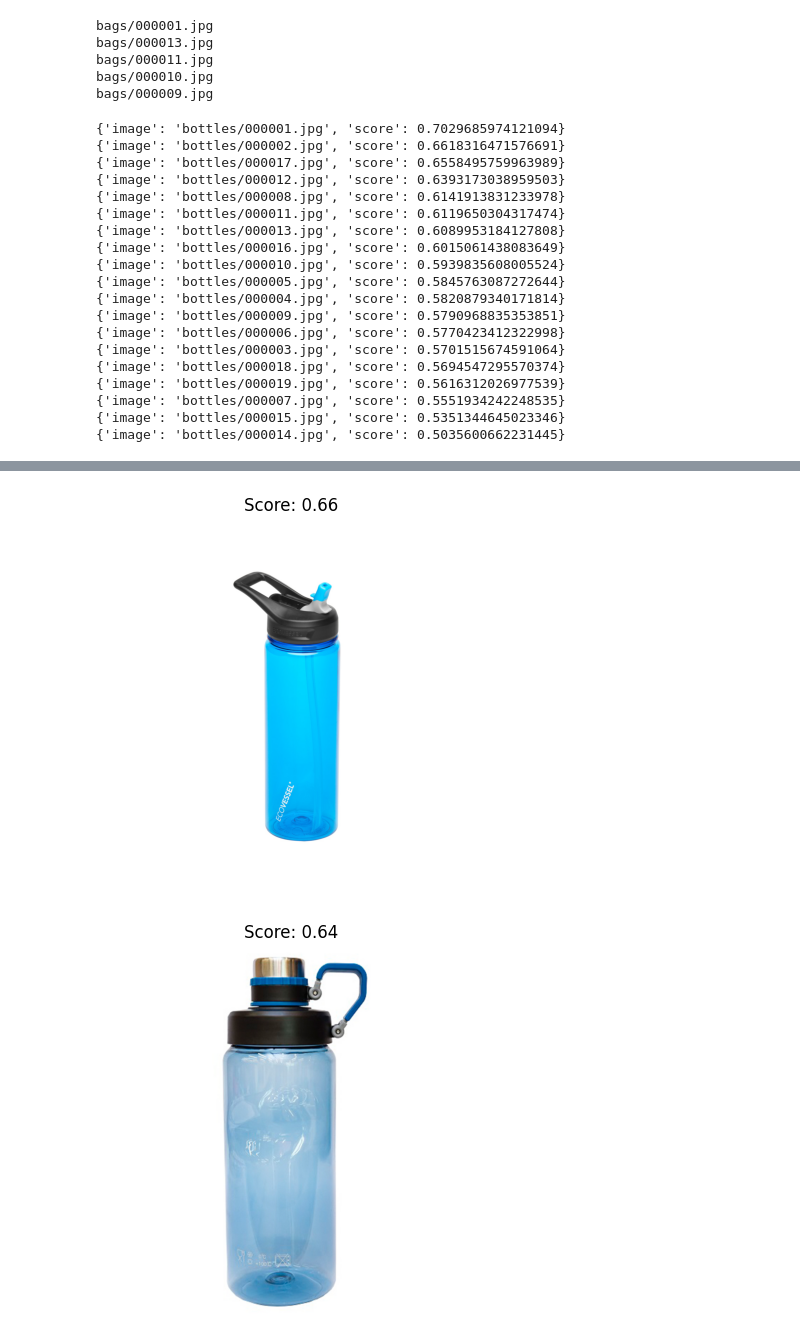
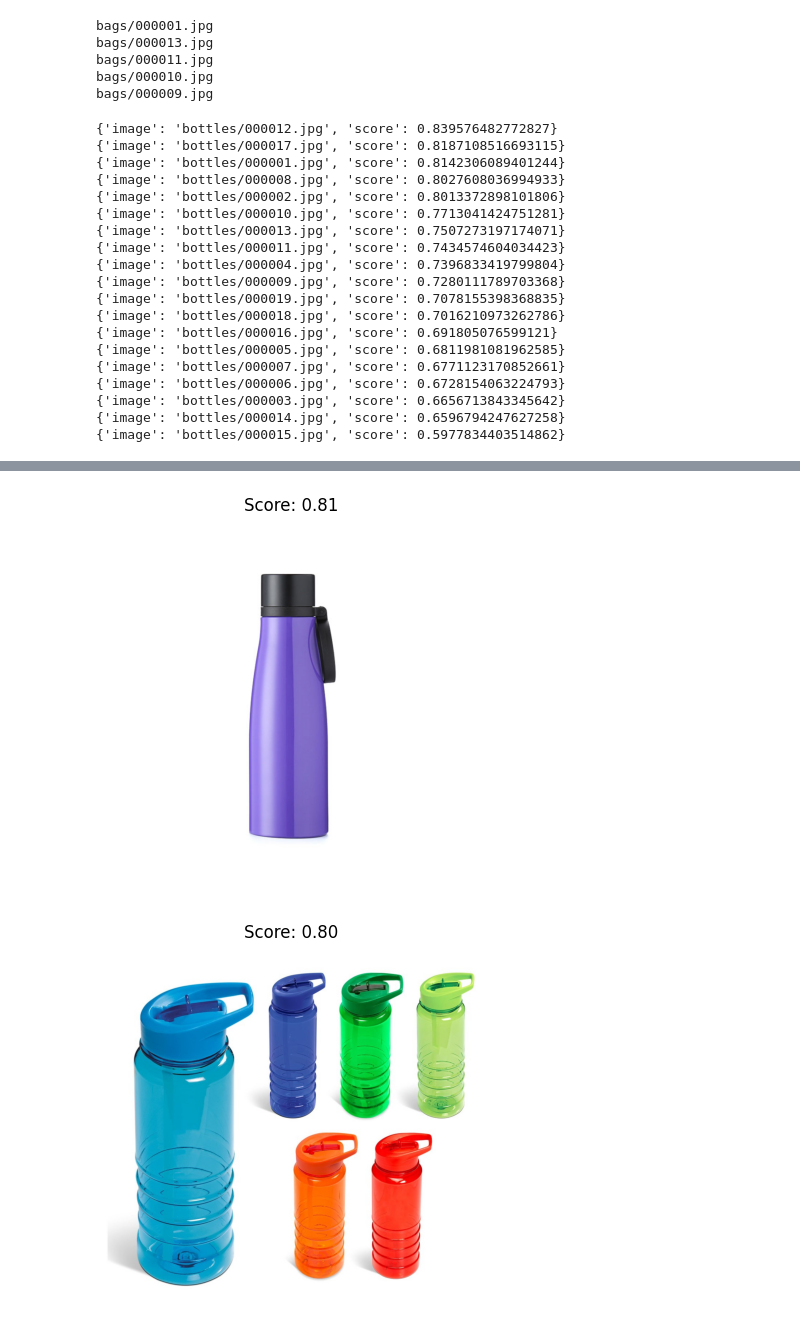
Before and after one commit to snbhoomika/AIMOR, a Jupyter notebook: ml/notebooks/basic_steps.ipynb, the cells around one changed output, grey strips where cells are left out. Saved outputs shown, nothing was run; the diff lists cells and outputs as text; code cells hidden in the pictures.

```diff
--- a/ml/notebooks/basic_steps.ipynb
+++ b/ml/notebooks/basic_steps.ipynb
@@ -179,7 +180,7 @@ def final_score(img_sim, text_sim):
 
 import json
 
-with open(r"D:\Lost_and_Found\data\metadata.json") as f:
+with open(r"D:\Lost_and_Found\ml\data\metadata.json") as f:
     items = json.load(f)
 # %%
 #CREATE MATCHING FUNCTION (CORE)
@@ -195,7 +196,7 @@ def find_matches(query_img_path, query_text, category=None):
         if category and item["text"] != category:
             continue
 
-        img_path = r"D:\Lost_and_Found\data\images/" + item["image"]
+        img_path = r"D:\Lost_and_Found\ml\data\images/" + item["image"]
         text = item["text"]
 
         try:
@@ -223,8 +224,8 @@ def find_matches(query_img_path, query_text, category=None):
 #Testing the model
 
 results = find_matches(
-    r"D:\Lost_and_Found\data\images\bags\000001.jpg",
-    "black backpack", category="bags"
+    r"D:\Lost_and_Found\ml\test_images\bags1.jpg",
+    "green backpack", category="bags"
 )
 
 for r in results[:]:
@@ -254,7 +255,7 @@ from PIL import Image
 
 def show_results(results, top_k=3):
     for r in results[:top_k]:
-        img_path = r"D:\Lost_and_Found\data\images/" + r["image"]
+        img_path = r"D:\Lost_and_Found\ml\data\images/" + r["image"]
         img = Image.open(img_path)
 
         plt.imshow(img)
@@ -368,8 +355,8 @@ faiss.write_index(index, "faiss_index.bin")
 #Testing the model
 
 results = find_matches(
-    r"D:\Lost_and_Found\data\images\bottles\000001.jpg",
-    "blue bottle", category="bottles"
+    r"D:\Lost_and_Found\ml\test_images\bottles1.jpg",
+    "pink bottle", category="bottles"
 )
 
 for r in results[:]:
@@ -377,22 +364,22 @@ for r in results[:]:
 
 show_results(results, top_k=5)
 # %% [output]
-{'image': 'bottles/000001.jpg', 'score': 0.7029685974121094}
-{'image': 'bottles/000002.jpg', 'score': 0.6618316471576691}
-{'image': 'bottles/000017.jpg', 'score': 0.6558495759963989}
-{'image': 'bottles/000012.jpg', 'score': 0.6393173038959503}
-{'image': 'bottles/000008.jpg', 'score': 0.6141913831233978}
-{'image': 'bottles/000011.jpg', 'score': 0.6119650304317474}
-{'image': 'bottles/000013.jpg', 'score': 0.6089953184127808}
-{'image': 'bottles/000016.jpg', 'score': 0.6015061438083649}
-{'image': 'bottles/000010.jpg', 'score': 0.5939835608005524}
-{'image': 'bottles/000005.jpg', 'score': 0.5845763087272644}
-{'image': 'bottles/000004.jpg', 'score': 0.5820879340171814}
-{'image': 'bottles/000009.jpg', 'score': 0.5790968835353851}
-{'image': 'bottles/000006.jpg', 'score': 0.5770423412322998}
-{'image': 'bottles/000003.jpg', 'score': 0.5701515674591064}
-{'image': 'bottles/000018.jpg', 'score': 0.5694547295570374}
-{'image': 'bottles/000019.jpg', 'score': 0.5616312026977539}
-{'image': 'bottles/000007.jpg', 'score': 0.5551934242248535}
-{'image': 'bottles/000015.jpg', 'score': 0.5351344645023346}
-{'image': 'bottles/000014.jpg', 'score': 0.5035600662231445}
+{'image': 'bottles/000012.jpg', 'score': 0.839576482772827}
+{'image': 'bottles/000017.jpg', 'score': 0.8187108516693115}
+{'image': 'bottles/000001.jpg', 'score': 0.8142306089401244}
+{'image': 'bottles/000008.jpg', 'score': 0.8027608036994933}
+{'image': 'bottles/000002.jpg', 'score': 0.8013372898101806}
+{'image': 'bottles/000010.jpg', 'score': 0.7713041424751281}
+{'image': 'bottles/000013.jpg', 'score': 0.7507273197174071}
+{'image': 'bottles/000011.jpg', 'score': 0.7434574604034423}
+{'image': 'bottles/000004.jpg', 'score': 0.7396833419799804}
+{'image': 'bottles/000009.jpg', 'score': 0.7280111789703368}
+{'image': 'bottles/000019.jpg', 'score': 0.7078155398368835}
+{'image': 'bottles/000018.jpg', 'score': 0.7016210973262786}
+{'image': 'bottles/000016.jpg', 'score': 0.691805076599121}
+{'image': 'bottles/000005.jpg', 'score': 0.6811981081962585}
+{'image': 'bottles/000007.jpg', 'score': 0.6771123170852661}
+{'image': 'bottles/000006.jpg', 'score': 0.6728154063224793}
+{'image': 'bottles/000003.jpg', 'score': 0.6656713843345642}
+{'image': 'bottles/000014.jpg', 'score': 0.6596794247627258}
+{'image': 'bottles/000015.jpg', 'score': 0.5977834403514862}
@@ -401,2 +388,2 @@ show_results(results, top_k=5)
-[figure, old version]
+[figure, new version]
-[figure, old version]
+[figure, new version]
```
Also changed, not shown: parts of 21 cells of this notebook, 5 other files.
